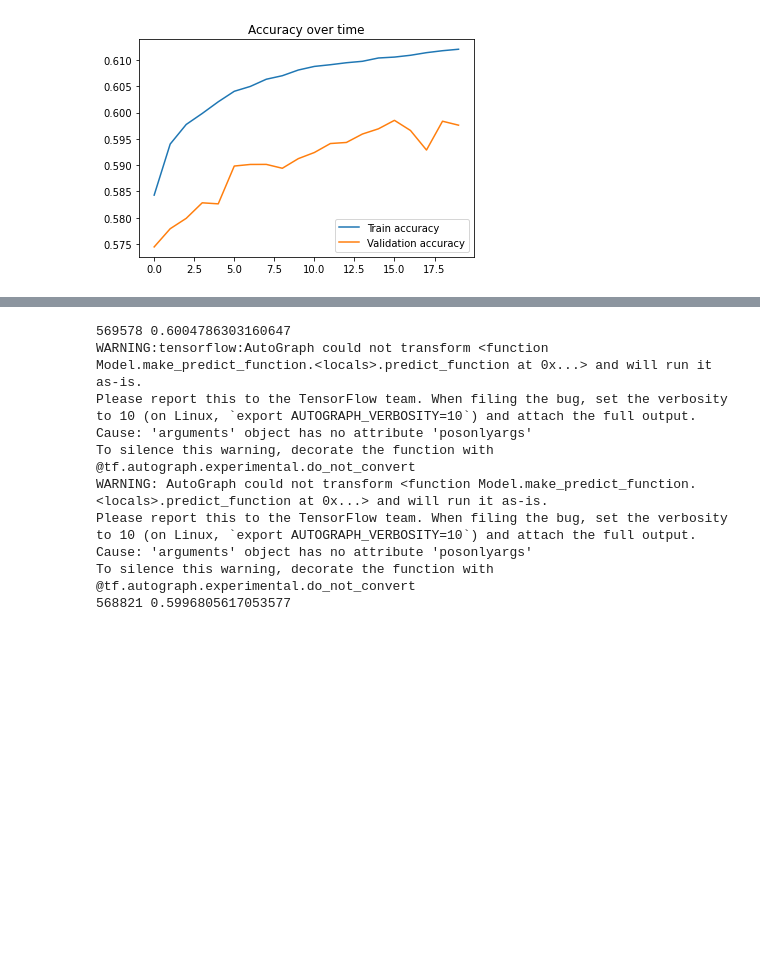
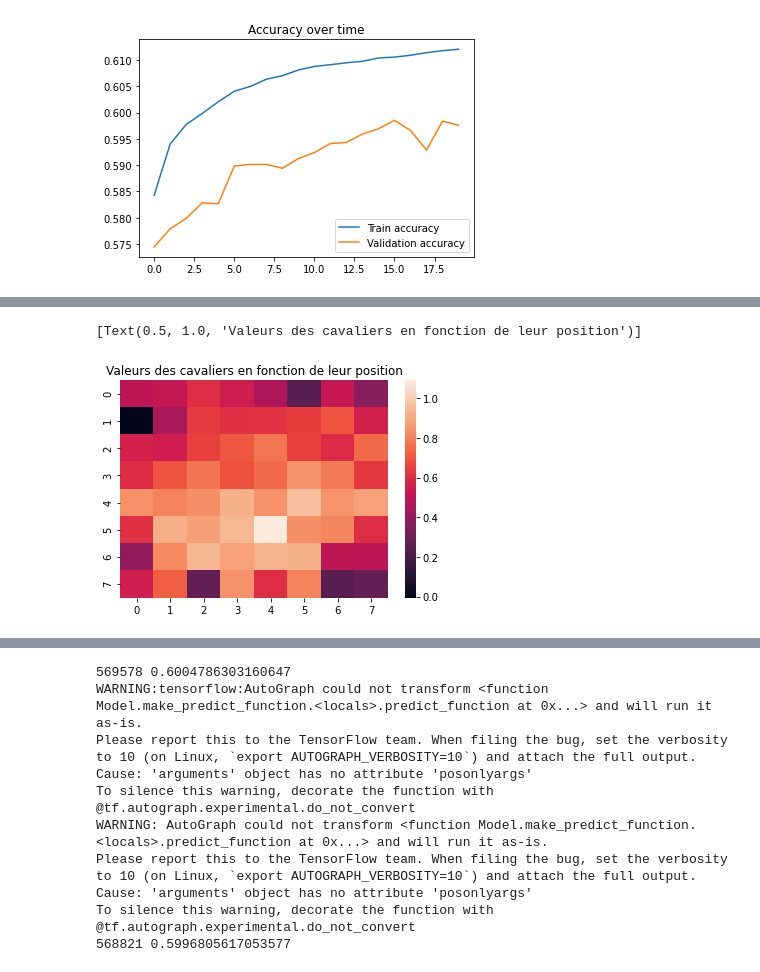
Before and after one commit to mx791/stockfish-killer, a Jupyter notebook: game-evaluation/logistic-reg.ipynb, the cells around one changed output, grey strips where cells are left out. Cells and saved outputs as stored; diff of their text form; code cells hidden in the pictures; blank space fills up the shorter version.

```diff
--- a/game-evaluation/logistic-reg.ipynb
+++ b/game-evaluation/logistic-reg.ipynb
@@ -96,0 +98,6 @@ pions
+# %%
+mat = mod.coef_.reshape(8,8,12)[:,:,1]
+sns.heatmap(pd.DataFrame(mat)).set(title='Valeurs des cavaliers en fonction de leur position')
+# %% [output]
+[Text(0.5, 1.0, 'Valeurs des cavaliers en fonction de leur position')]
+[figure, added]
```
Also changed, not shown: parts of 5 cells of this notebook.
